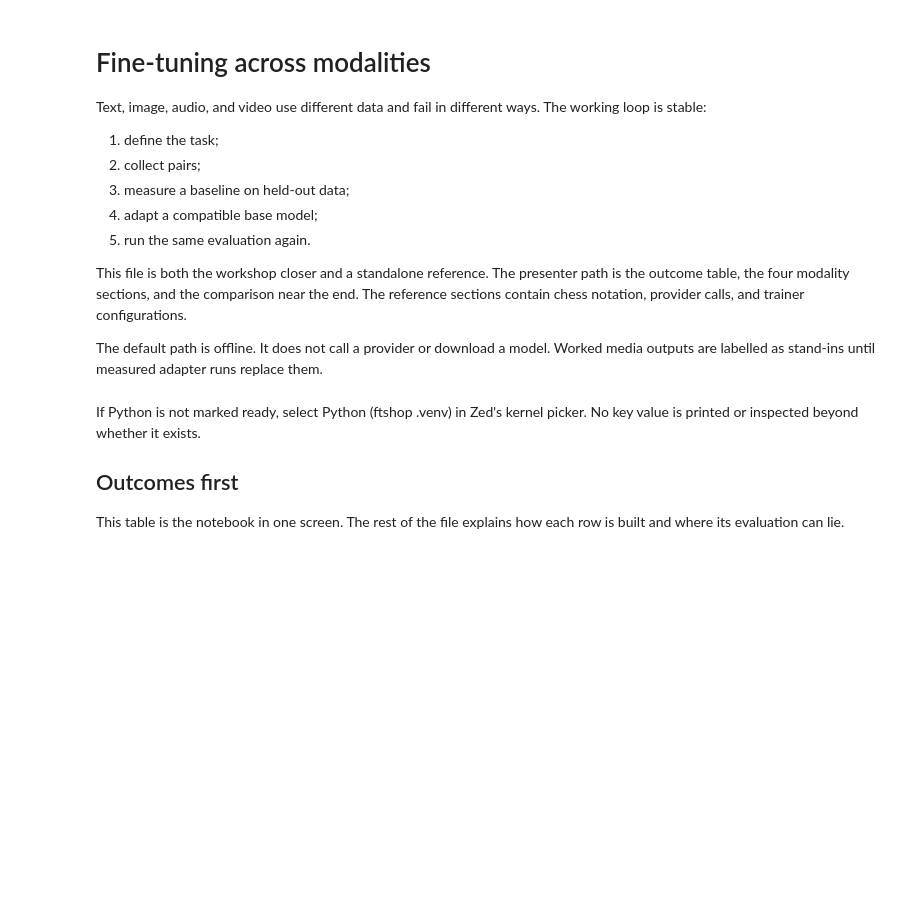
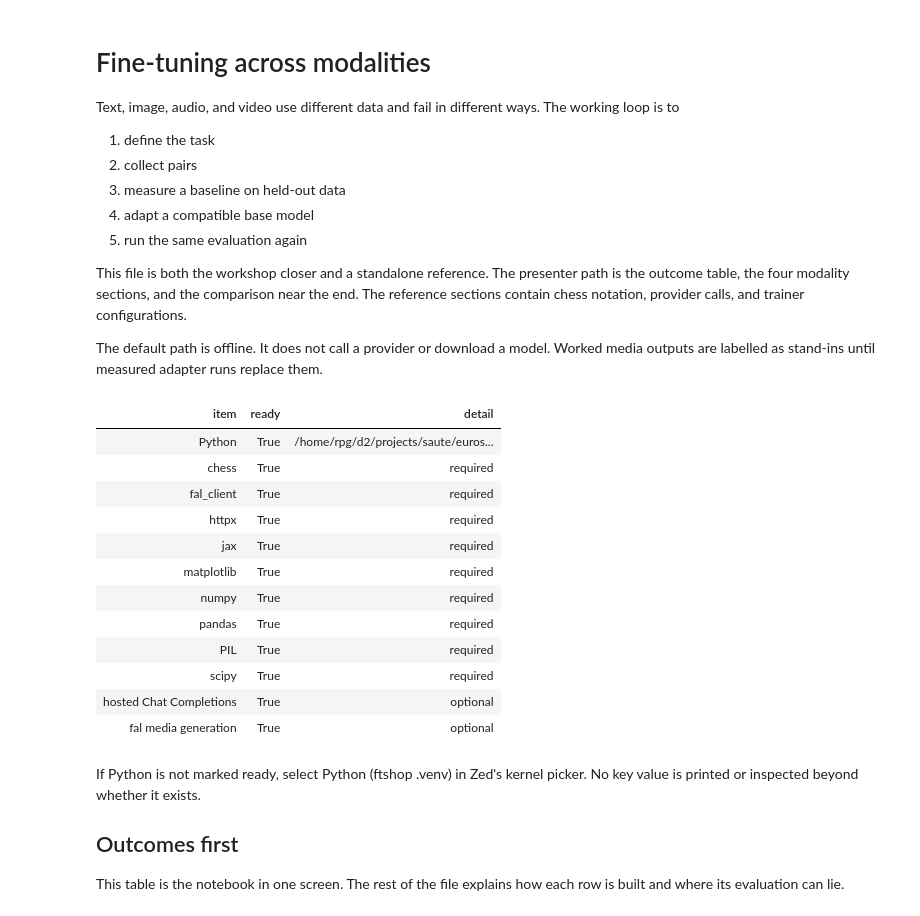
Before and after one commit to ramonpzg/ftshop, a Jupyter notebook: notebooks/main-nb.ipynb, the cells around one changed output. Drawn from its saved outputs; the diff is of its cells as text; code cells hidden in the pictures; blank space fills up the shorter version.

Commit message:
notebook: add hosted provider and real media calls

```diff
--- a/notebooks/main-nb.ipynb
+++ b/notebooks/main-nb.ipynb
@@ -2,13 +2,13 @@
 # Fine-tuning across modalities
 
 Text, image, audio, and video use different data and fail in different
-ways. The working loop is stable:
+ways. The working loop is to
 
-1. define the task;
-2. collect pairs;
-3. measure a baseline on held-out data;
-4. adapt a compatible base model;
-5. run the same evaluation again.
+1. define the task
+2. collect pairs
+3. measure a baseline on held-out data
+4. adapt a compatible base model
+5. run the same evaluation again
 
 This file is both the workshop closer and a standalone reference. The
 presenter path is the outcome table, the four modality sections, and the
@@ -89,39 +88,56 @@ VIDEO_PROMPT_MODEL = os.environ.get("VIDEO_PROMPT_MODEL", "gpt-5.6-luna")
 # %%
 REQUIRED_PACKAGES = (
     "chess",
+    "fal_client",
     "httpx",
     "jax",
     "matplotlib",
     "numpy",
     "pandas",
     "PIL",
     "scipy",
 )
 OPTIONAL_CAPABILITIES = {
-    "OpenAI-compatible model": bool(os.environ.get("OPENAI_API_KEY")),
+    "hosted Chat Completions": bool(
+        os.environ.get("OPENAI_API_KEY") or os.environ.get("OPENROUTER_API_KEY")
+    ),
     "fal media generation": bool(os.environ.get("FAL_KEY")),
 }
 
 environment_rows = [
     {
         "item": "Python",
         "ready": Path(sys.executable).resolve() == EXPECTED_PYTHON.resolve(),
         "detail": sys.executable,
     },
     *[
         {
             "item": package,
             "ready": importlib.util.find_spec(package) is not None,
             "detail": "required",
         }
         for package in REQUIRED_PACKAGES
     ],
     *[
         {"item": name, "ready": ready, "detail": "optional"}
         for name, ready in OPTIONAL_CAPABILITIES.items()
     ],
 ]
 show_table(environment_rows)
+# %% [output]
+| item | ready | detail |
+| Python | True | /home/rpg/d2/projects/saute/euros... |
+| chess | True | required |
+| fal_client | True | required |
+| httpx | True | required |
+| jax | True | required |
+| matplotlib | True | required |
+| numpy | True | required |
+| pandas | True | required |
+| PIL | True | required |
+| scipy | True | required |
+| hosted Chat Completions | True | optional |
+| fal media generation | True | optional |
 # %% [markdown]
 If Python is not marked ready, select Python (ftshop .venv) in Zed's
 kernel picker. No key value is printed or inspected beyond whether it
```
Also changed, not shown: parts of 50 cells of this notebook, 2 other files.
